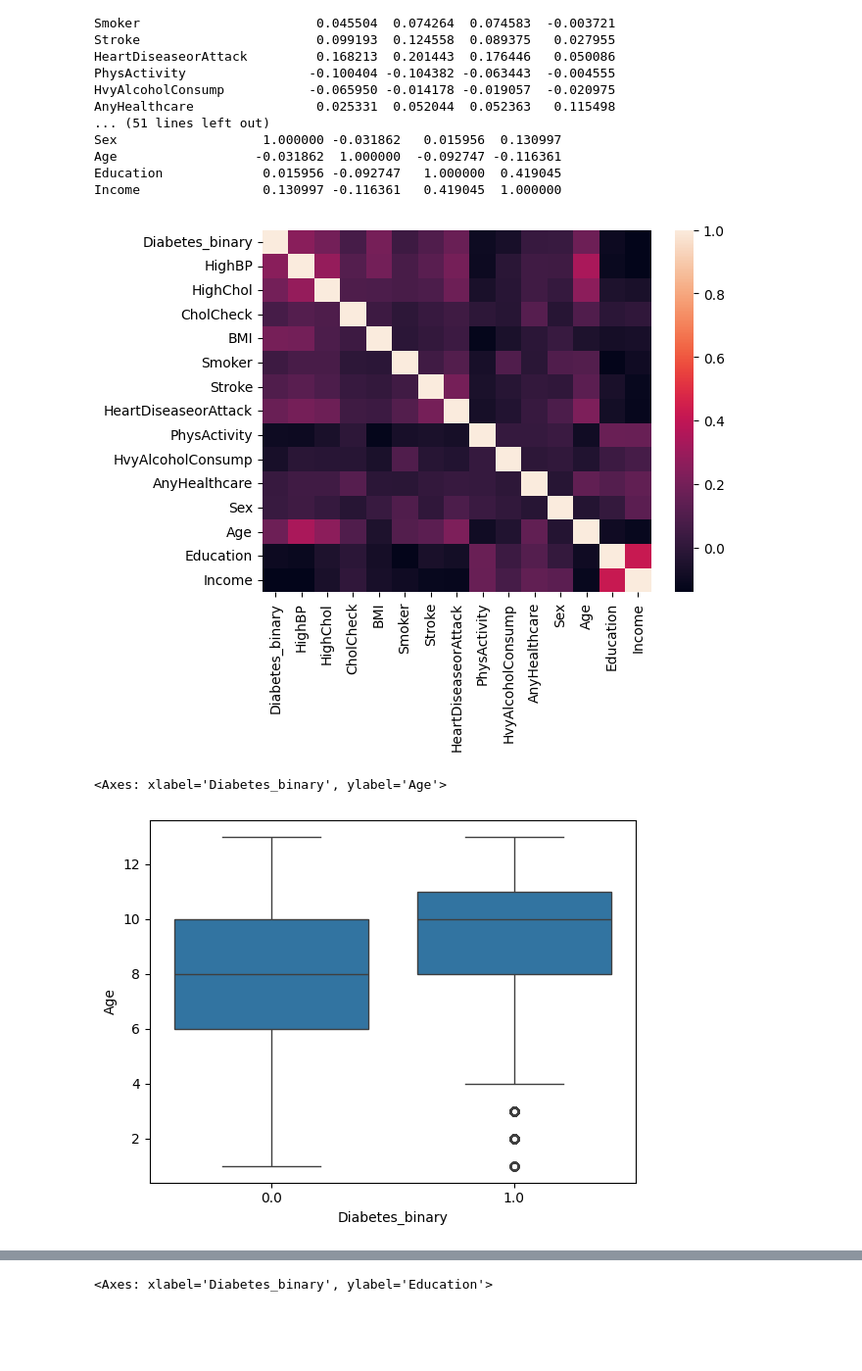
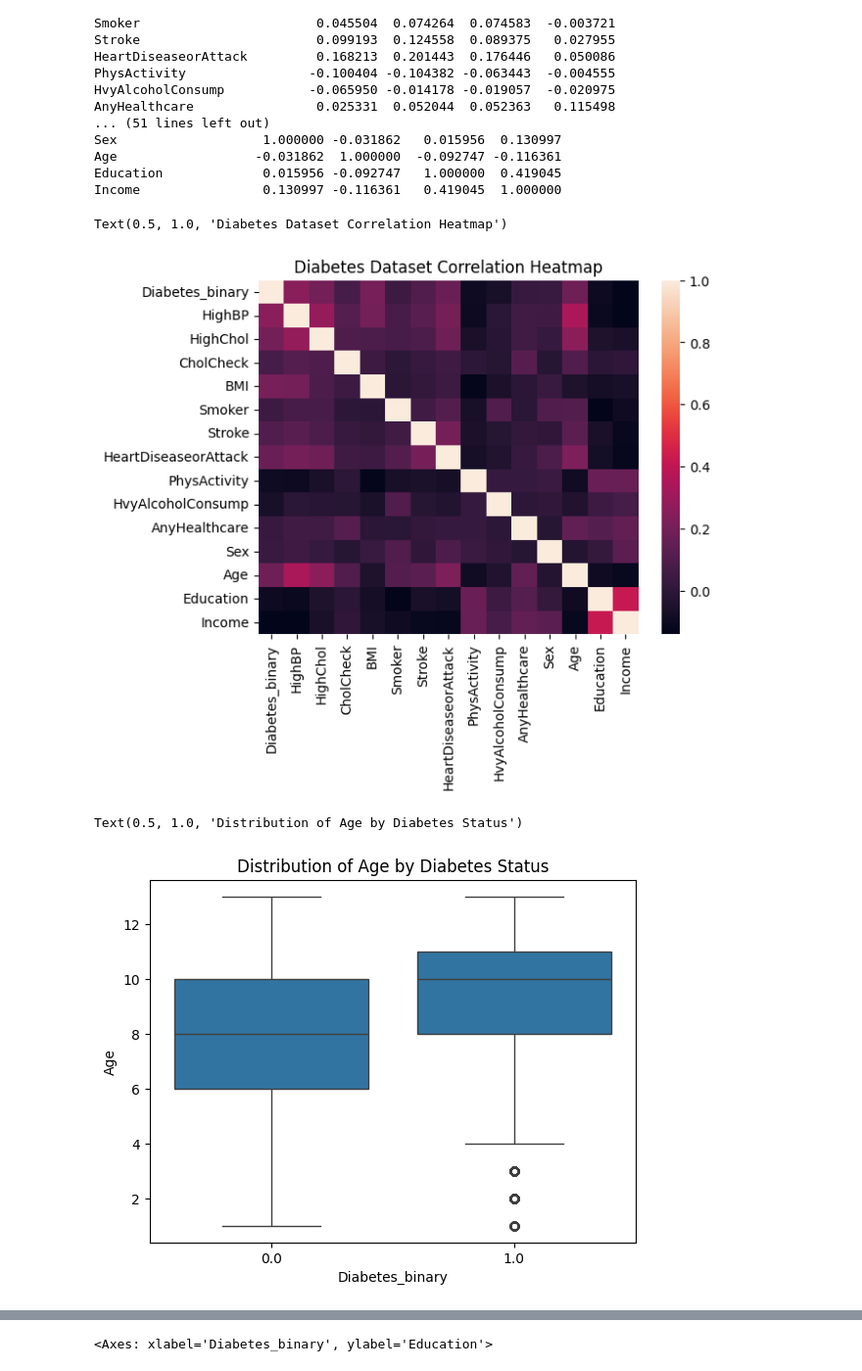
Before and after one commit to beckaa-l/OMDS-ModB2-Week4-Lee-Becka, a Jupyter notebook: Week4.ipynb, the cells around one changed output, grey strips where cells are left out. Shown at 98% size. Saved outputs shown, nothing was run; the diff lists cells and outputs as text; code cells hidden in the pictures; blank space fills up the shorter version.

Commit message:
graph formatting 3/13

```diff
--- a/Week4.ipynb
+++ b/Week4.ipynb
@@ -367,15 +367,18 @@ Income                0.130997 -0.116361   0.419045  1.000000
 # %%
 # making a heatmap following the live lection from 602 (last semester) week 10 live session
 diabetes_heat = sns.heatmap(diabetes_corr)
+plt.title("Diabetes Dataset Correlation Heatmap")
 # %% [output]
+Text(0.5, 1.0, 'Diabetes Dataset Correlation Heatmap')
-[figure, old version]
+[figure, new version]
 # %%
 # going to explore some of those relationships further
 # starting with a boxplot of diabetes and age
 sns.boxplot(x=diabetes_coi["Diabetes_binary"], y=diabetes_coi["Age"])
+plt.title("Distribution of Age by Diabetes Status")
 # %% [output]
-<Axes: xlabel='Diabetes_binary', ylabel='Age'>
+Text(0.5, 1.0, 'Distribution of Age by Diabetes Status')
-[figure, old version]
+[figure, new version]
 # %%
 # moving on to a boxplot of diabetes and income
 sns.boxplot(x=diabetes_coi["Diabetes_binary"], y=diabetes_coi["Income"])
```
Also changed, not shown: parts of 1 cell of this notebook.
